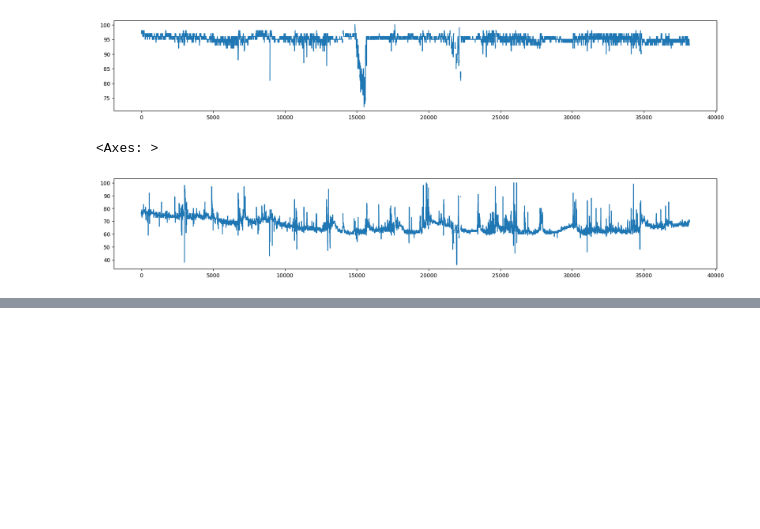
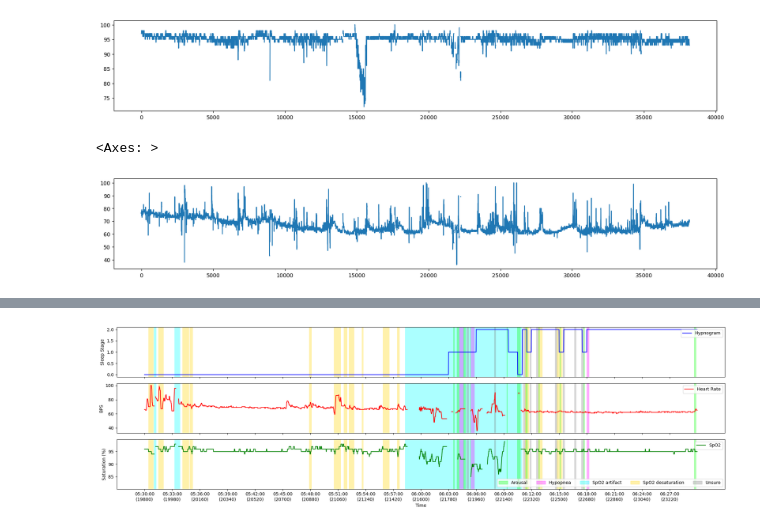
Before and after one commit to JulianBvW/Wearable-Sleep-Event-Detection, a Jupyter notebook: recording_test.ipynb, the cells around one changed output, grey strips where cells are left out. Saved outputs shown, nothing was run; the diff lists cells and outputs as text; code cells hidden in the pictures; blank space fills up the shorter version.

Commit message:
Implemented look_at function to view data with zoom and events

```diff
--- a/recording_test.ipynb
+++ b/recording_test.ipynb
@@ -42,3 +42,7 @@ r1.look_at(15000, 2000)
+# %%
+r1.look_at('06:00:00', '00:30:00')
+# %% [output]
+[figure, added]
 # %%
 for ev in r1.events:
     print(ev)
```
Also changed, not shown: parts of 3 cells of this notebook, 1 other file.
